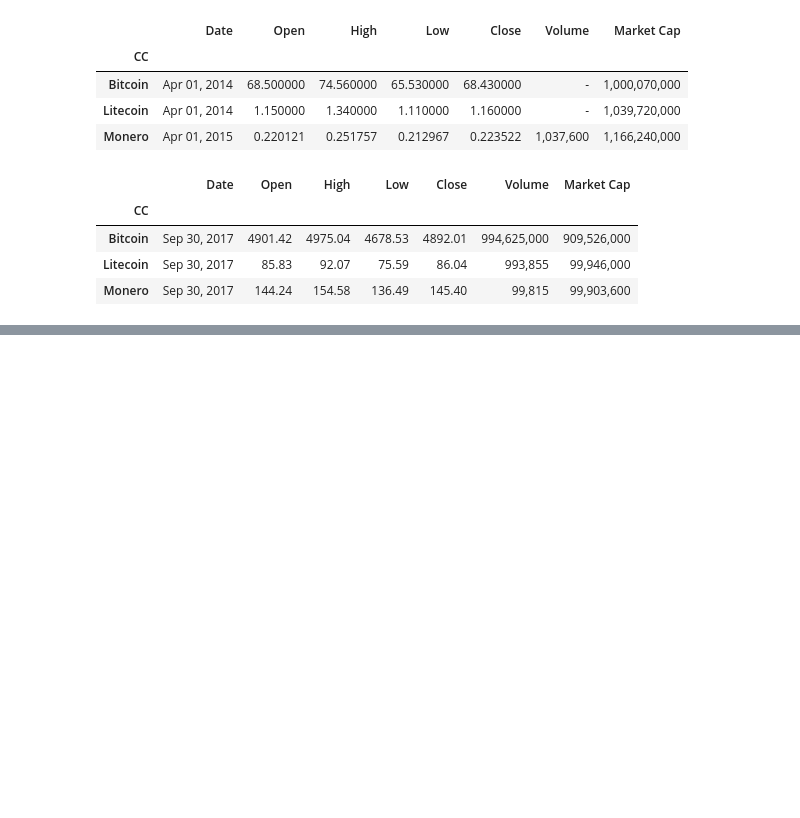
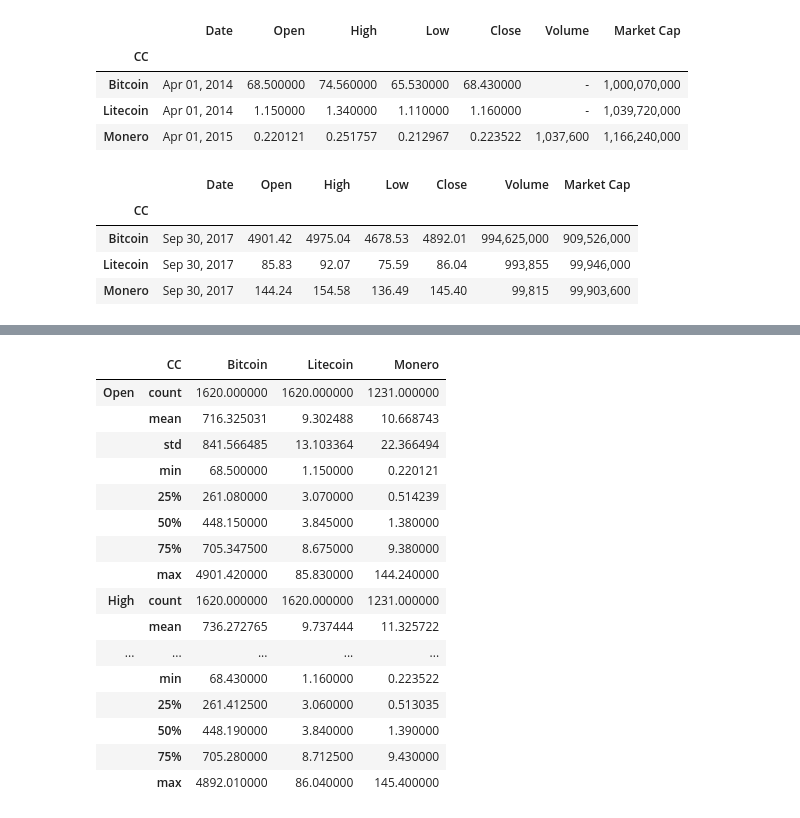
Before and after one commit to kayne10/Crypto-Pirates, a Jupyter notebook: pandas_scripts/MasterDataFrame.ipynb, the cells around one changed output, grey strips where cells are left out. Cells and saved outputs as stored; diff of their text form; code cells hidden in the pictures; blank space fills up the shorter version.

```diff
--- a/pandas_scripts/MasterDataFrame.ipynb
+++ b/pandas_scripts/MasterDataFrame.ipynb
@@ -95,0 +120,20 @@ master_df.groupby('CC').max()
+# %%
+master_df.groupby('CC').describe().transpose()
+# %% [output]
+|  | CC | Bitcoin | Litecoin | Monero |
+| Open | count | 1620.000000 | 1620.000000 | 1231.000000 |
+|  | mean | 716.325031 | 9.302488 | 10.668743 |
+|  | std | 841.566485 | 13.103364 | 22.366494 |
+|  | min | 68.500000 | 1.150000 | 0.220121 |
+|  | 25% | 261.080000 | 3.070000 | 0.514239 |
+|  | 50% | 448.150000 | 3.845000 | 1.380000 |
+|  | 75% | 705.347500 | 8.675000 | 9.380000 |
+|  | max | 4901.420000 | 85.830000 | 144.240000 |
+| High | count | 1620.000000 | 1620.000000 | 1231.000000 |
+|  | mean | 736.272765 | 9.737444 | 11.325722 |
+| ... | ... | ... | ... | ... |
+|  | min | 68.430000 | 1.160000 | 0.223522 |
+|  | 25% | 261.412500 | 3.060000 | 0.513035 |
+|  | 50% | 448.190000 | 3.840000 | 1.390000 |
+|  | 75% | 705.280000 | 8.712500 | 9.430000 |
+|  | max | 4892.010000 | 86.040000 | 145.400000 |
```
Also changed, not shown: parts of 10 cells of this notebook, 1 other file.
